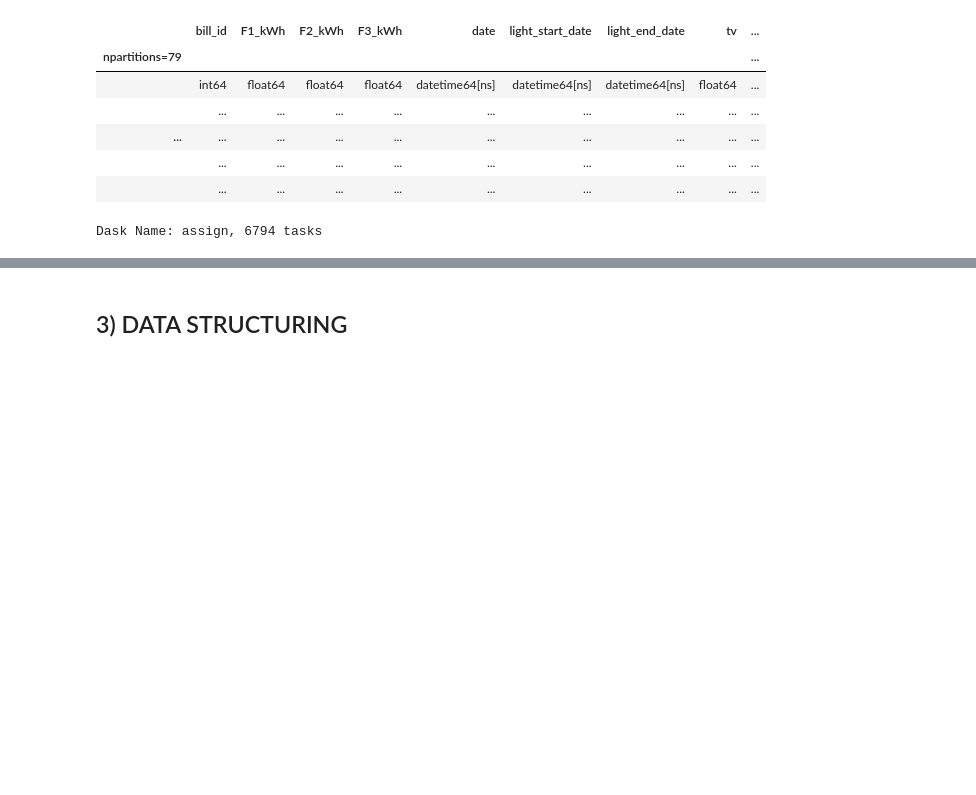
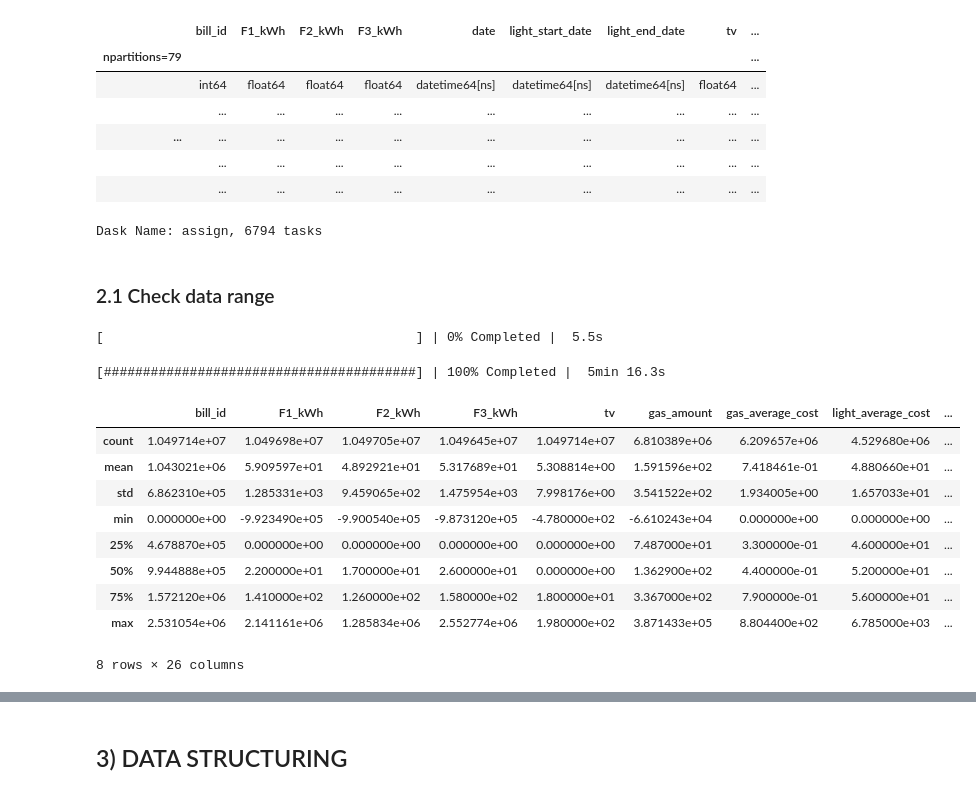
Before and after one commit to DSolerte/DataAnalysis_DaskProject, a Jupyter notebook: BigDataProject_SolerteTrigiante.ipynb, the cells around one changed output, grey strips where cells are left out. Drawn from its saved outputs; the diff is of its cells as text; code cells hidden in the pictures; blank space fills up the shorter version.

Commit message:
Check min e max di gas amount

```diff
--- a/BigDataProject_SolerteTrigiante.ipynb
+++ b/BigDataProject_SolerteTrigiante.ipynb
@@ -207,7 +213,7 @@ class BaseDfBench(object):
         columnsDate = []
         for item in converterList:
             if(item['correct_dtype'] == float):
-              self.df[item['col']] = self.df[item['col']].str.replace('.', '').str.replace(',', '.').str.extract('([+-]?[0-9]+\.[0-9]+)', expand=False).astype(float)
+              self.df[item['col']] = self.df[item['col']].str.replace('.', '').str.replace(',', '.').str.extract(r'([+-]?[0-9]+\.[0-9]+)', expand=False).astype(float)
             elif(item['correct_dtype'] == 'datetime'):
               columnsDate.append(item['col'])
 
@@ -497,6 +503,10 @@ class BaseDfBench(object):
             self.df[column] = self.df[column] * (max - min) + min
         return self.df
 
+    def define_min_max(self, columns):
+        for column in columns:
+          if (self.df[column].min())
+
     def round(self, columns, n):
         """
         Round the values in columns using n decimal places
@@ -683,3 +703,22 @@ Dask DataFrame Structure:
 |  | ... | ... | ... | ... | ... | ... | ... | ... | ... |
 |  | ... | ... | ... | ... | ... | ... | ... | ... | ... |
 Dask Name: assign, 6794 tasks
+# %% [markdown]
+### 2.1 Check data range
+# %%
+with ProgressBar():
+  prova = myBase.df.describe().compute()
+prova
+# %% [output]
+[                                        ] | 0% Completed |  5.5s
+[########################################] | 100% Completed |  5min 16.3s
+|  | bill_id | F1_kWh | F2_kWh | F3_kWh | tv | gas_amount | gas_average_cost | light_average_cost | ... |
+| count | 1.049714e+07 | 1.049698e+07 | 1.049705e+07 | 1.049645e+07 | 1.049714e+07 | 6.810389e+06 | 6.209657e+06 | 4.529680e+06 | ... |
+| mean | 1.043021e+06 | 5.909597e+01 | 4.892921e+01 | 5.317689e+01 | 5.308814e+00 | 1.591596e+02 | 7.418461e-01 | 4.880660e+01 | ... |
+| std | 6.862310e+05 | 1.285331e+03 | 9.459065e+02 | 1.475954e+03 | 7.998176e+00 | 3.541522e+02 | 1.934005e+00 | 1.657033e+01 | ... |
+| min | 0.000000e+00 | -9.923490e+05 | -9.900540e+05 | -9.873120e+05 | -4.780000e+02 | -6.610243e+04 | 0.000000e+00 | 0.000000e+00 | ... |
+| 25% | 4.678870e+05 | 0.000000e+00 | 0.000000e+00 | 0.000000e+00 | 0.000000e+00 | 7.487000e+01 | 3.300000e-01 | 4.600000e+01 | ... |
+| 50% | 9.944888e+05 | 2.200000e+01 | 1.700000e+01 | 2.600000e+01 | 0.000000e+00 | 1.362900e+02 | 4.400000e-01 | 5.200000e+01 | ... |
+| 75% | 1.572120e+06 | 1.410000e+02 | 1.260000e+02 | 1.580000e+02 | 1.800000e+01 | 3.367000e+02 | 7.900000e-01 | 5.600000e+01 | ... |
+| max | 2.531054e+06 | 2.141161e+06 | 1.285834e+06 | 2.552774e+06 | 1.980000e+02 | 3.871433e+05 | 8.804400e+02 | 6.785000e+03 | ... |
+8 rows × 26 columns
```
Also changed, not shown: parts of 19 cells of this notebook.
